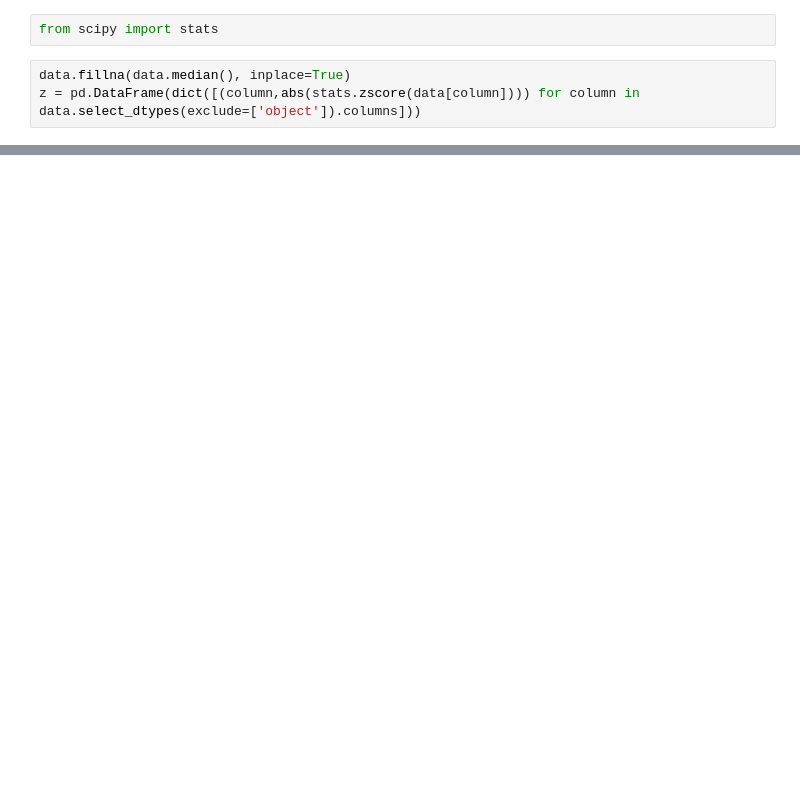
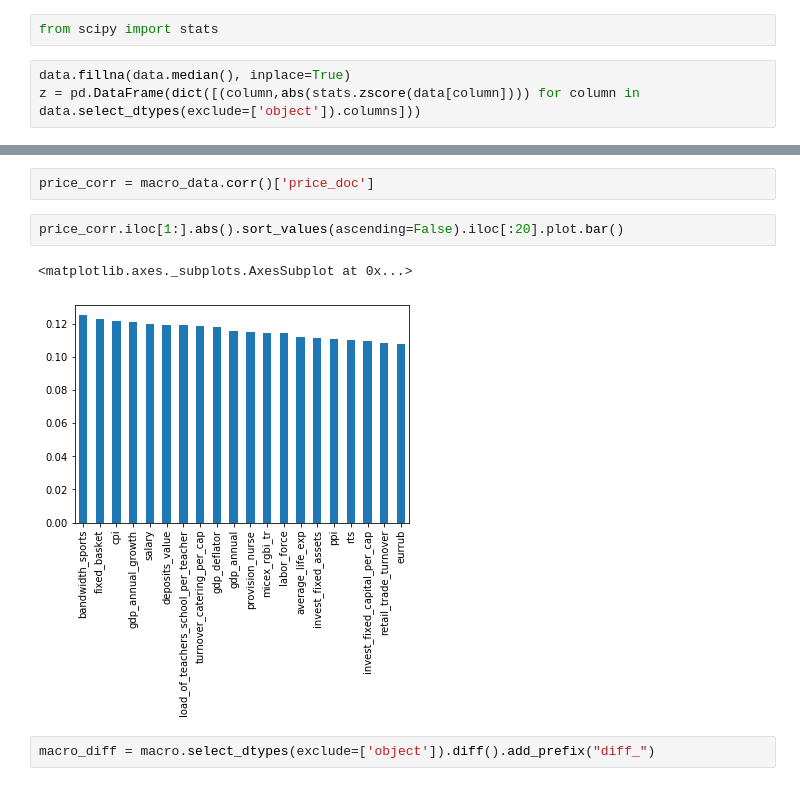
Before and after one commit to DavidMonk00/mlatimperial, a Jupyter notebook: scratch.ipynb, the cells around one changed output, grey strips where cells are left out. Cells and saved outputs as stored; diff of their text form; blank space fills up the shorter version.

```diff
--- a/scratch.ipynb
+++ b/scratch.ipynb
@@ -185,0 +233,9 @@ data.loc[b.index]
+# %%
+price_corr = macro_data.corr()['price_doc']
+# %%
+price_corr.iloc[1:].abs().sort_values(ascending=False).iloc[:20].plot.bar()
+# %% [output]
+<matplotlib.axes._subplots.AxesSubplot at 0x...>
+[figure, added]
+# %%
+macro_diff = macro.select_dtypes(exclude=['object']).diff().add_prefix("diff_")
```
Also changed, not shown: parts of 12 cells of this notebook, 2 other files.
